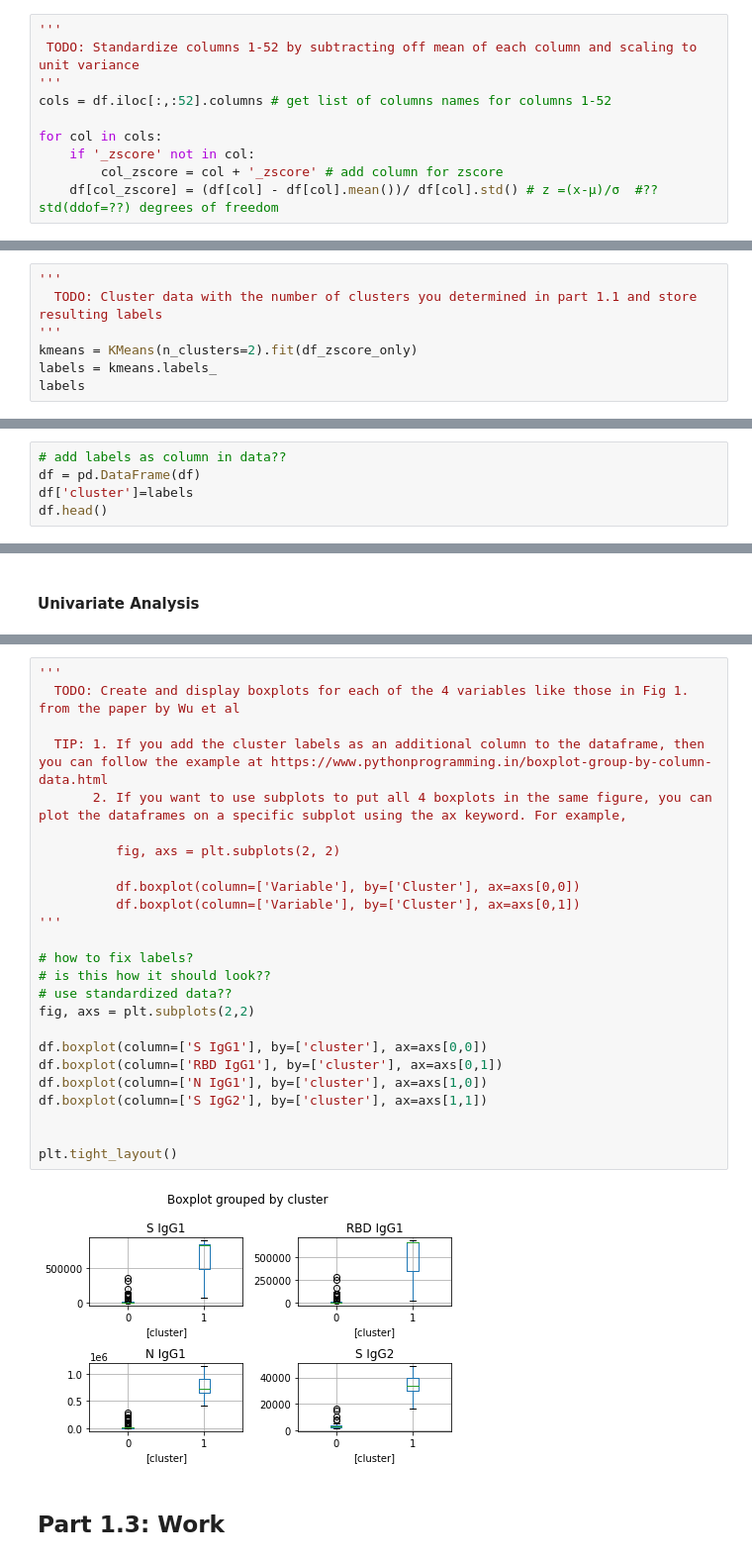
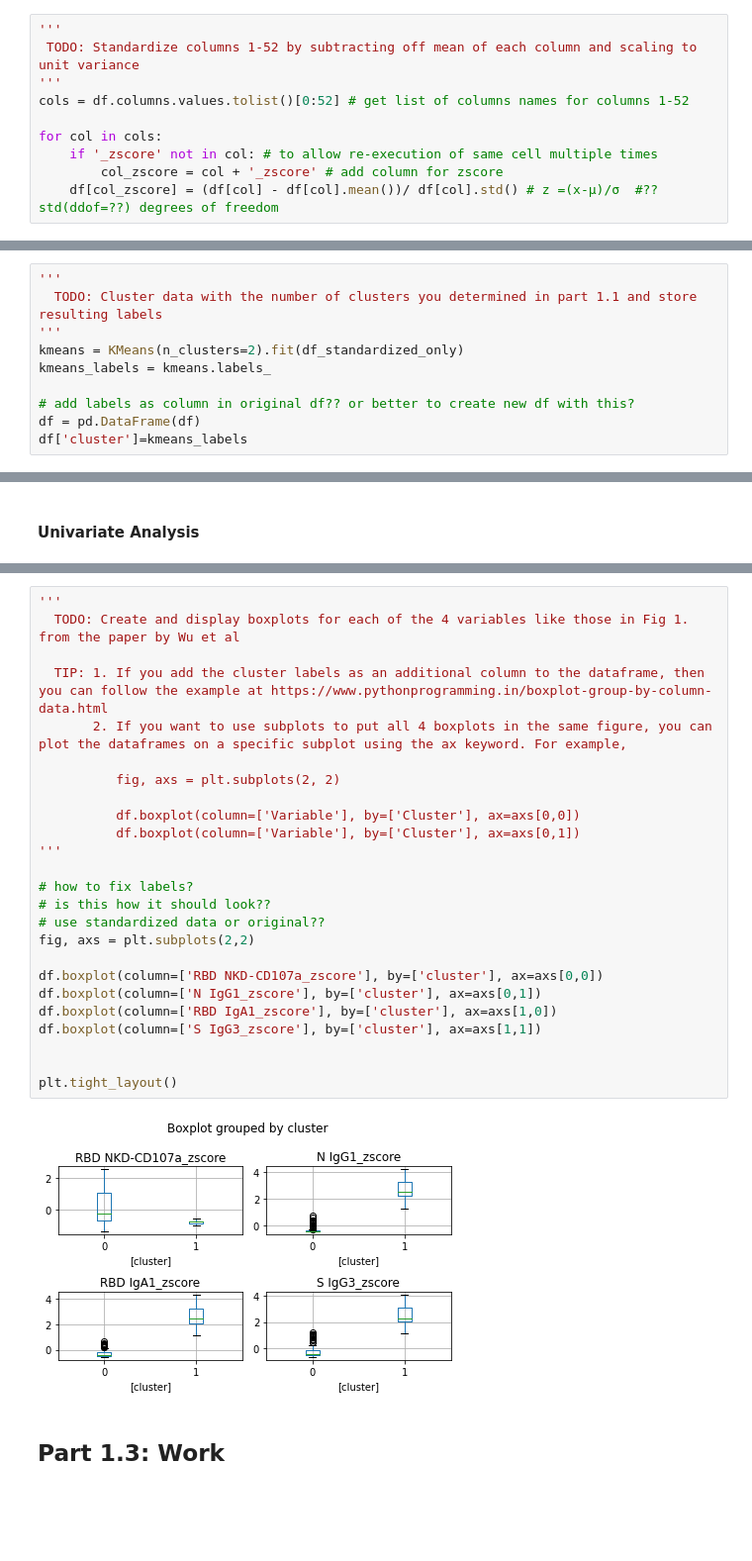
Before and after one commit to ryanquinnnelson/CMU-02718-HW1, a Jupyter notebook: CM_HW1_ryann.ipynb, the cells around one changed output, grey strips where cells are left out. Shown at 99% size. Cells and saved outputs as stored; diff of their text form; blank space fills up the shorter version.

```diff
--- a/CM_HW1_ryann.ipynb
+++ b/CM_HW1_ryann.ipynb
@@ -33,9 +29,9 @@ df.head()
 '''
  TODO: Standardize columns 1-52 by subtracting off mean of each column and scaling to unit variance
 '''
-cols = df.iloc[:,:52].columns # get list of columns names for columns 1-52
+cols = df.columns.values.tolist()[0:52] # get list of columns names for columns 1-52
 
 for col in cols:
-    if '_zscore' not in col:
+    if '_zscore' not in col: # to allow re-execution of same cell multiple times
         col_zscore = col + '_zscore' # add column for zscore
     df[col_zscore] = (df[col] - df[col].mean())/ df[col].std() # z =(x-μ)/σ  #??std(ddof=??) degrees of freedom
@@ -161,6 +123,9 @@ Explanation: **Good clustering is indicated when the Silhouette Coefficient is c
 '''
   TODO: Cluster data with the number of clusters you determined in part 1.1 and store resulting labels
 '''
-kmeans = KMeans(n_clusters=2).fit(df_zscore_only)
-labels = kmeans.labels_
-labels
+kmeans = KMeans(n_clusters=2).fit(df_standardized_only)
+kmeans_labels = kmeans.labels_
+
+# add labels as column in original df?? or better to create new df with this?
+df = pd.DataFrame(df)
+df['cluster']=kmeans_labels
@@ -179,5 +131,0 @@ array([0, 0, 0, 0, 0, 0, 0, 0, 0, 0, 0, 0, 1, 0, 0, 0, 0, 0, 0, 0, 1, 0,
-# %%
-# add labels as column in data??
-df = pd.DataFrame(df)
-df['cluster']=labels
-df.head()
@@ -271,30 +198,30 @@ S IgG1_zscore, RBD IgG1_zscore, N IgG1_zscore, S IgG2_zscore //dummy values for
 # %%
 '''
   TODO: Create and display boxplots for each of the 4 variables like those in Fig 1. from the paper by Wu et al
 
   TIP: 1. If you add the cluster labels as an additional column to the dataframe, then you can follow the example at https://www.pythonprogramming.in/boxplot-group-by-column-data.html
        2. If you want to use subplots to put all 4 boxplots in the same figure, you can plot the dataframes on a specific subplot using the ax keyword. For example,
 
           fig, axs = plt.subplots(2, 2)
 
           df.boxplot(column=['Variable'], by=['Cluster'], ax=axs[0,0])
           df.boxplot(column=['Variable'], by=['Cluster'], ax=axs[0,1])
 '''
 
 # how to fix labels?
 # is this how it should look??
-# use standardized data??
+# use standardized data or original??
 fig, axs = plt.subplots(2,2)
 
-df.boxplot(column=['S IgG1'], by=['cluster'], ax=axs[0,0])
-df.boxplot(column=['RBD IgG1'], by=['cluster'], ax=axs[0,1])
-df.boxplot(column=['N IgG1'], by=['cluster'], ax=axs[1,0])
-df.boxplot(column=['S IgG2'], by=['cluster'], ax=axs[1,1])
+df.boxplot(column=['RBD NKD-CD107a_zscore'], by=['cluster'], ax=axs[0,0])
+df.boxplot(column=['N IgG1_zscore'], by=['cluster'], ax=axs[0,1])
+df.boxplot(column=['RBD IgA1_zscore'], by=['cluster'], ax=axs[1,0])
+df.boxplot(column=['S IgG3_zscore'], by=['cluster'], ax=axs[1,1])
 
 
 plt.tight_layout()
 # %% [output]
-[figure, old version]
+[figure, new version]
 # %% [markdown]
 ## **Part 1.3: Work**
 # %%
```
Also changed, not shown: parts of 47 cells of this notebook.
